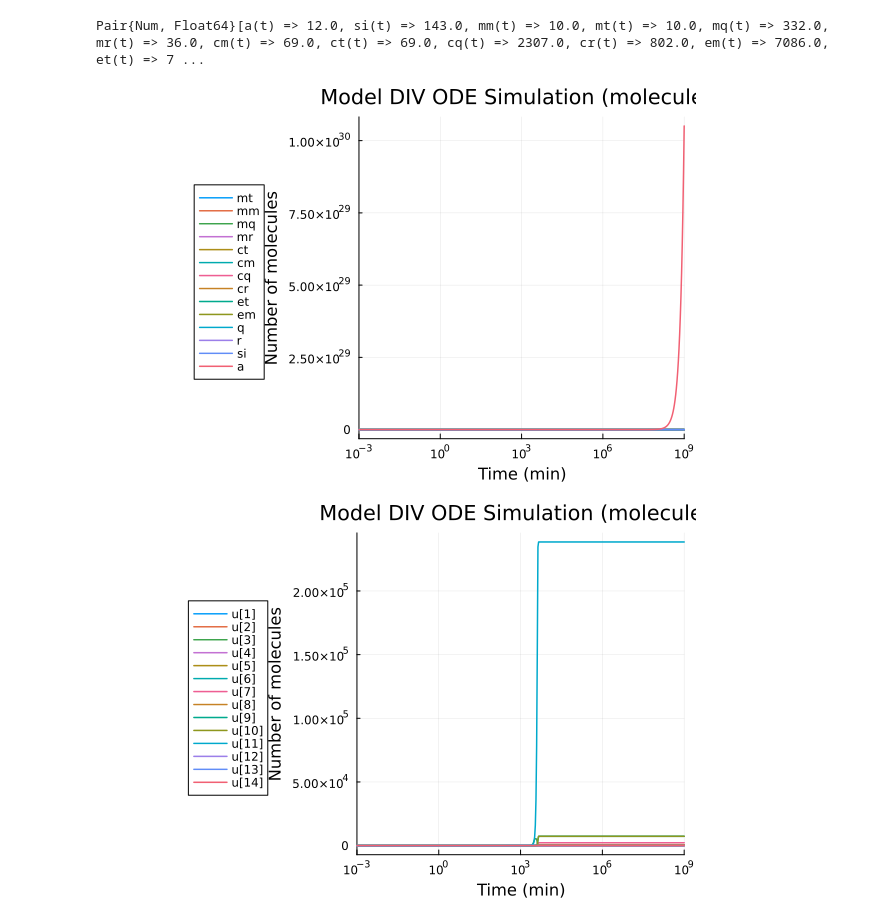
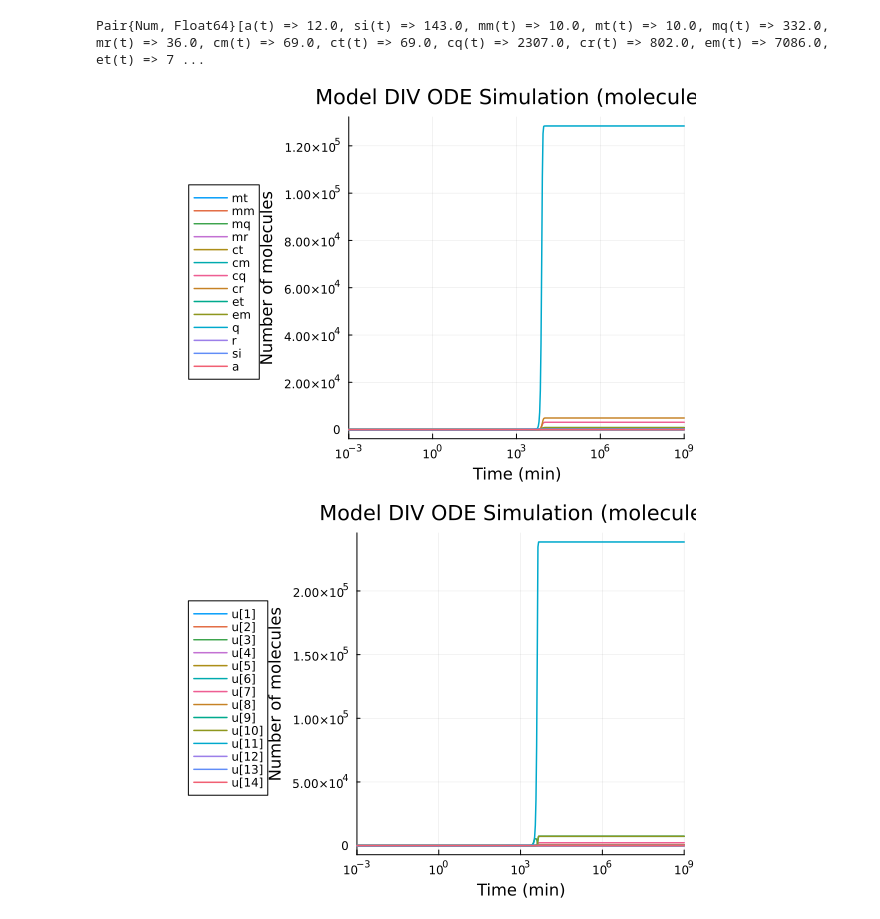
Before and after one commit to aliceadj/stoch_growth_model_for_alice, a Jupyter notebook: scripts/SimulatingTutorial.ipynb, the cells around one changed output. Cells and saved outputs as stored; diff of their text form; code cells hidden in the pictures.

```diff
--- a/scripts/SimulatingTutorial.ipynb
+++ b/scripts/SimulatingTutorial.ipynb
@@ -34,22 +38,22 @@ Pair{Num, Float64}[a(t) => 12.0, si(t) => 143.0, mm(t) => 10.0, mt(t) => 10.0, m
 # %%
 include("model_div_tutorial.jl")   # defines gm_divC
 
 # Pick ONE parameterization & units. If you want molecule counts, do this:
 params = getPars("molecs", "PNAs"; abx=0.0)
-u0     = getX0(gm_divC; ss=true, parametrization="PNAs")
+u0     = getX0(gm_divC; ss=false, parametrization="PNAs")
 tspan = (1e-3, 1e9)
 save_times = 10 .^ range(-3, 9; length=500)
 t      = 10 .^ range(-3, 9; length=500)
 prob   = ODEProblem(gm_divC, u0, tspan, params)
 sol    = solve(prob, Rodas5(); saveat=save_times)
 
 # Plot ONLY the species you care about (no DataFrame, no implicit columns)
 species_to_plot = [:mt,:mm,:mq,:mr,:ct,:cm,:cq,:cr,:et,:em,:q,:r,:si,:a]
 plot(sol; idxs=species_to_plot, xscale=:log10, lw=1.5,
      xlabel="Time (min)", ylabel="Number of molecules",
      legend=:outerleft, title="Model DIV ODE Simulation (molecules)")
 # %% [output]
-[figure, old version]
+[figure, new version]
 # %%
 # tspan = (1e-3, 1e9)
 # save_times = 10 .^ range(-3, 9; length=500)
```
Also changed, not shown: parts of 1 cell of this notebook, 3 other files.
